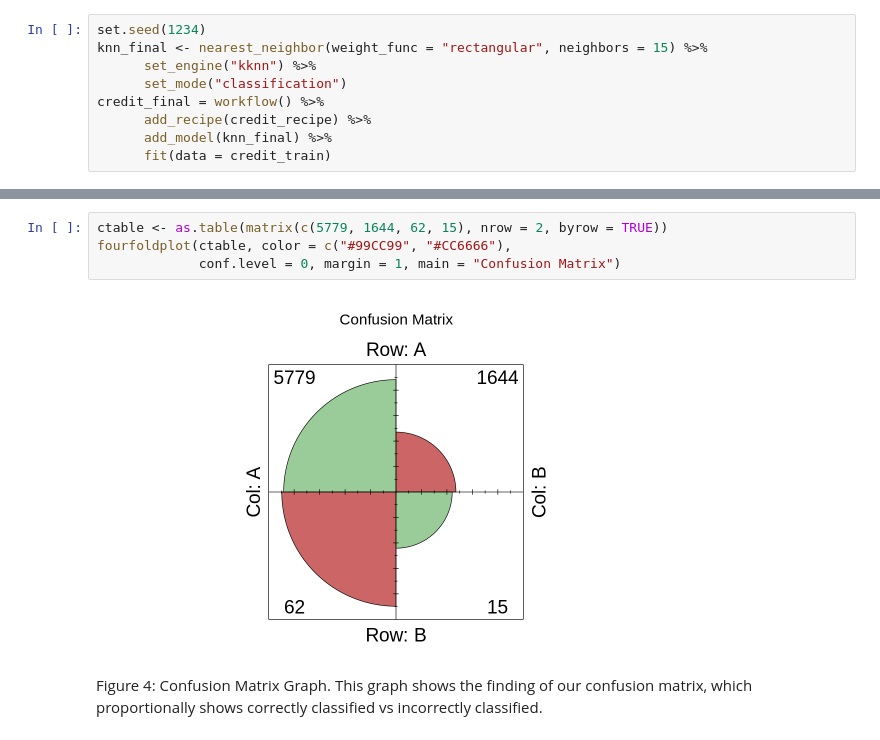
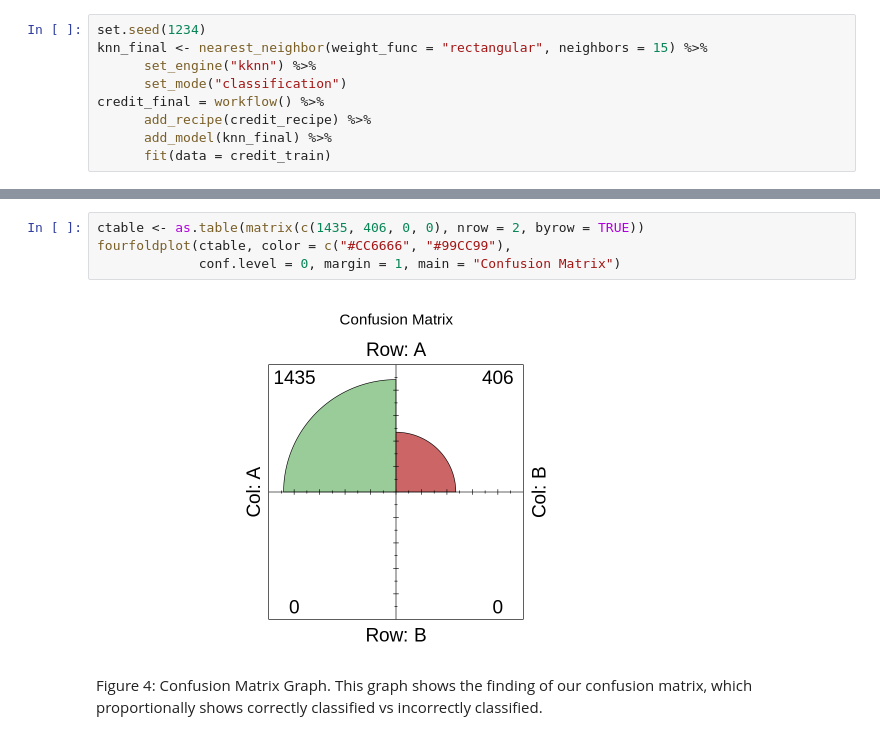
Before and after one commit to toast682/dsci_project, a Jupyter notebook: dsci_project.ipynb, the cells around one changed output, grey strips where cells are left out. Saved outputs shown, nothing was run; the diff lists cells and outputs as text.

```diff
--- a/dsci_project.ipynb
+++ b/dsci_project.ipynb
@@ -198,9 +198,9 @@ accuracy
 # %%
-ctable <- as.table(matrix(c(5779, 1644, 62, 15), nrow = 2, byrow = TRUE))
-fourfoldplot(ctable, color = c("#99CC99", "#CC6666"),
+ctable <- as.table(matrix(c(1435, 406, 0, 0), nrow = 2, byrow = TRUE))
+fourfoldplot(ctable, color = c("#CC6666", "#99CC99"),
              conf.level = 0, margin = 1, main = "Confusion Matrix")
 # %% [output]
-[figure, old version]
+[figure, new version]
 # %% [markdown]
 Figure 4: Confusion Matrix Graph. This graph shows the finding of our confusion matrix, which proportionally shows correctly classified vs incorrectly classified.
 # %%
```
Also changed, not shown: parts of 10 cells of this notebook.
